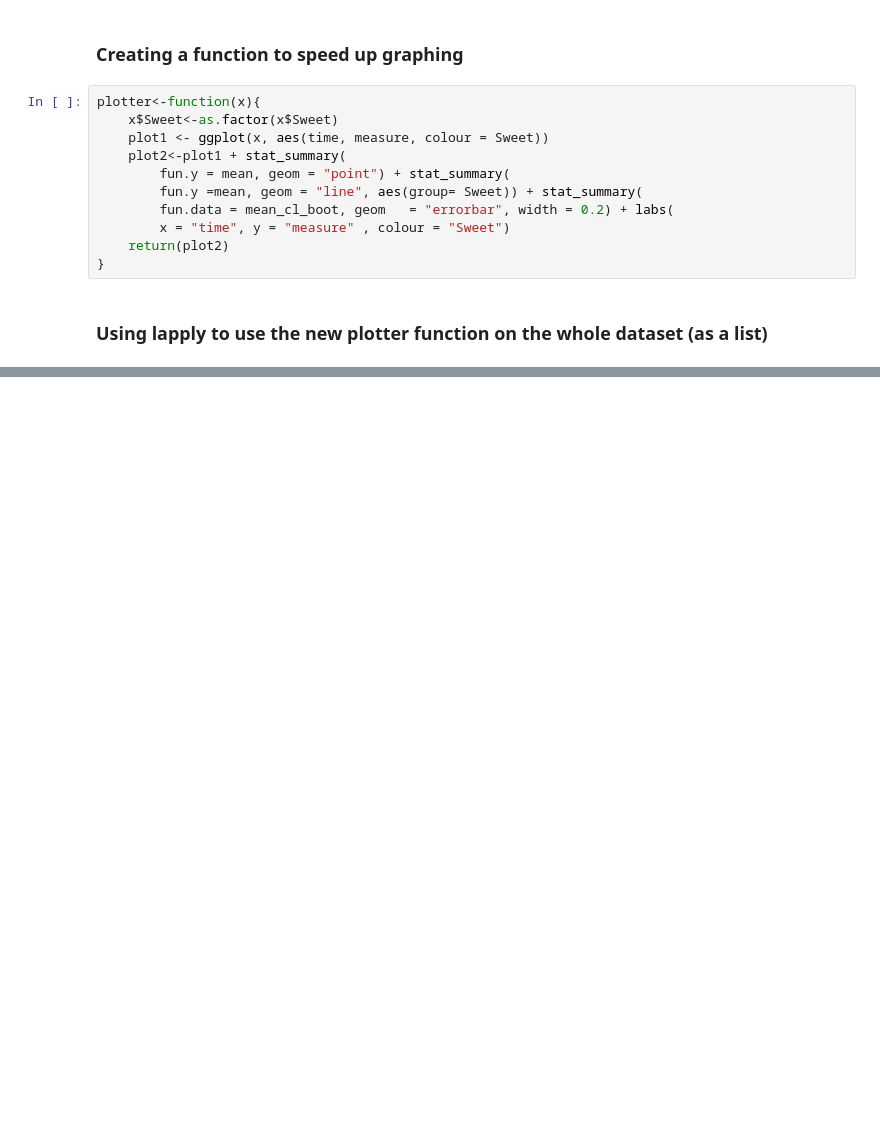
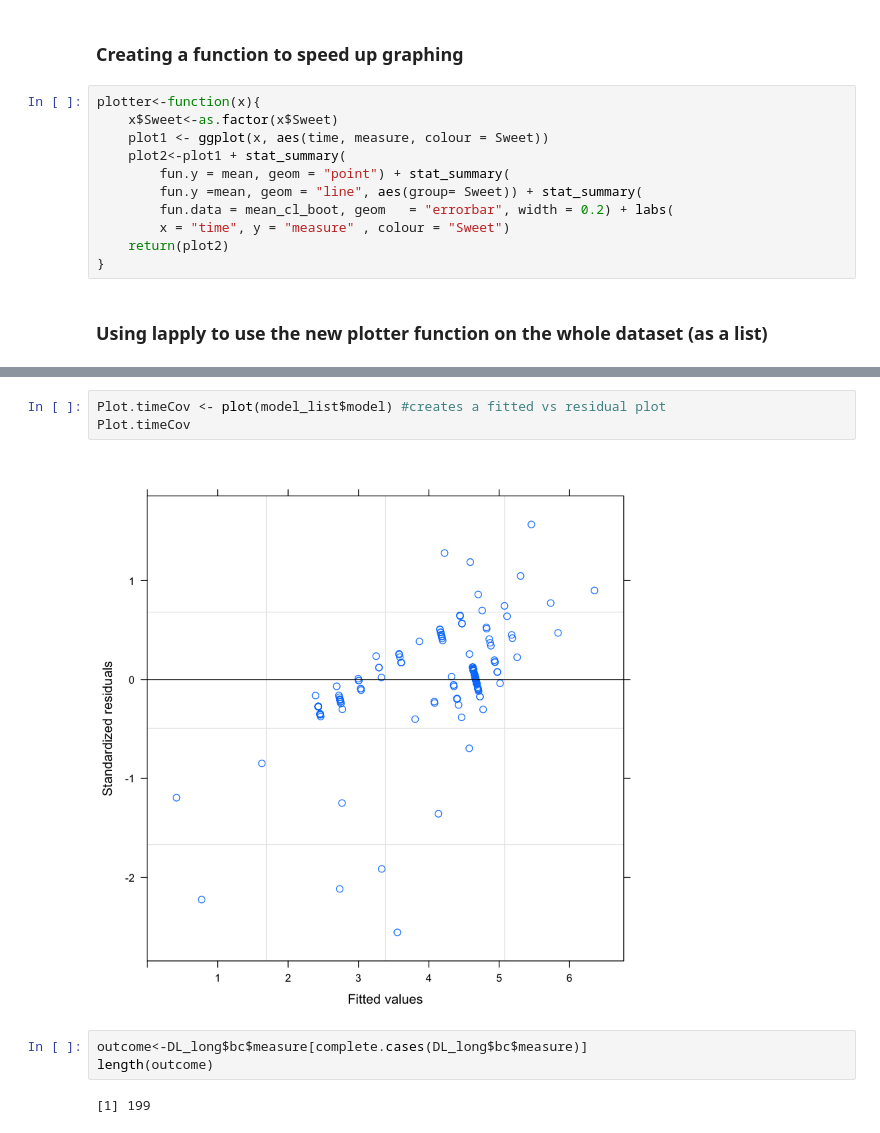
Before and after one commit to lbauert/TPBT, a Jupyter notebook: Lia_Analysis.ipynb, the cells around one changed output, grey strips where cells are left out. Cells and saved outputs as stored; diff of their text form; blank space fills up the shorter version.

```diff
--- a/Lia_Analysis.ipynb
+++ b/Lia_Analysis.ipynb
@@ -660,0 +652,10 @@ plot.lme(timeCov)
+# %%
+Plot.timeCov <- plot(model_list$model) #creates a fitted vs residual plot
+Plot.timeCov
+# %% [output]
+[figure, added]
+# %%
+outcome<-DL_long$bc$measure[complete.cases(DL_long$bc$measure)]
+length(outcome)
+# %% [output]
+[1] 199
```
Also changed, not shown: parts of 25 cells of this notebook, 1 other file.
